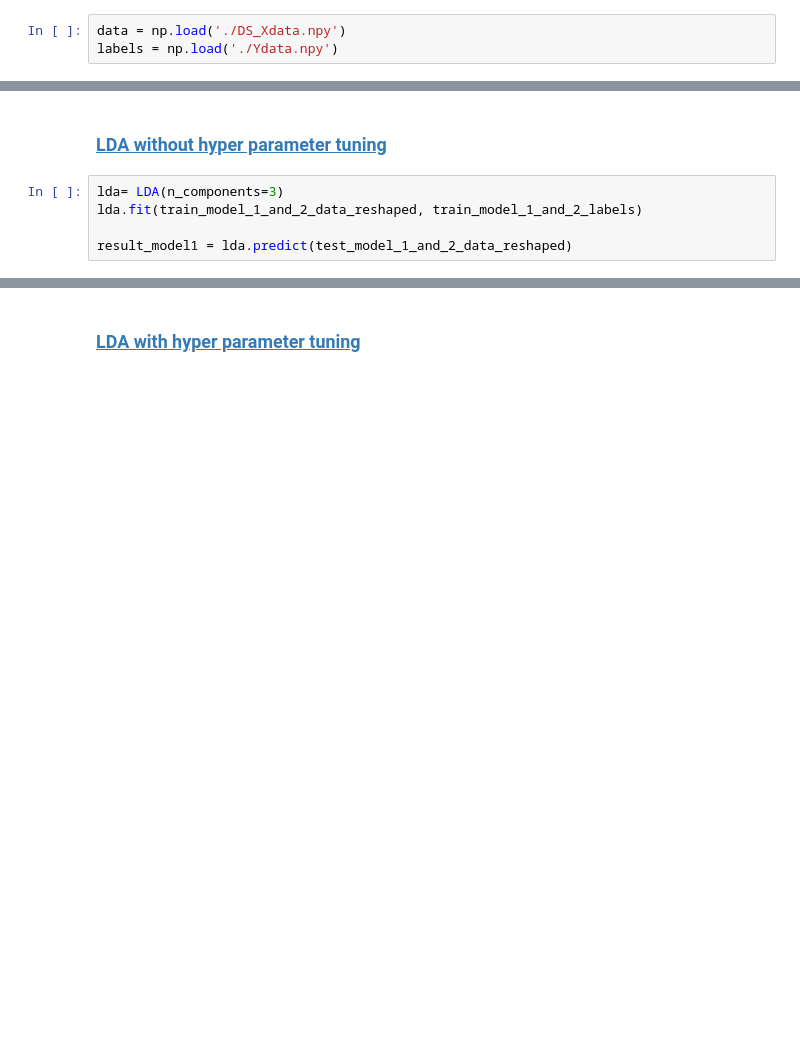
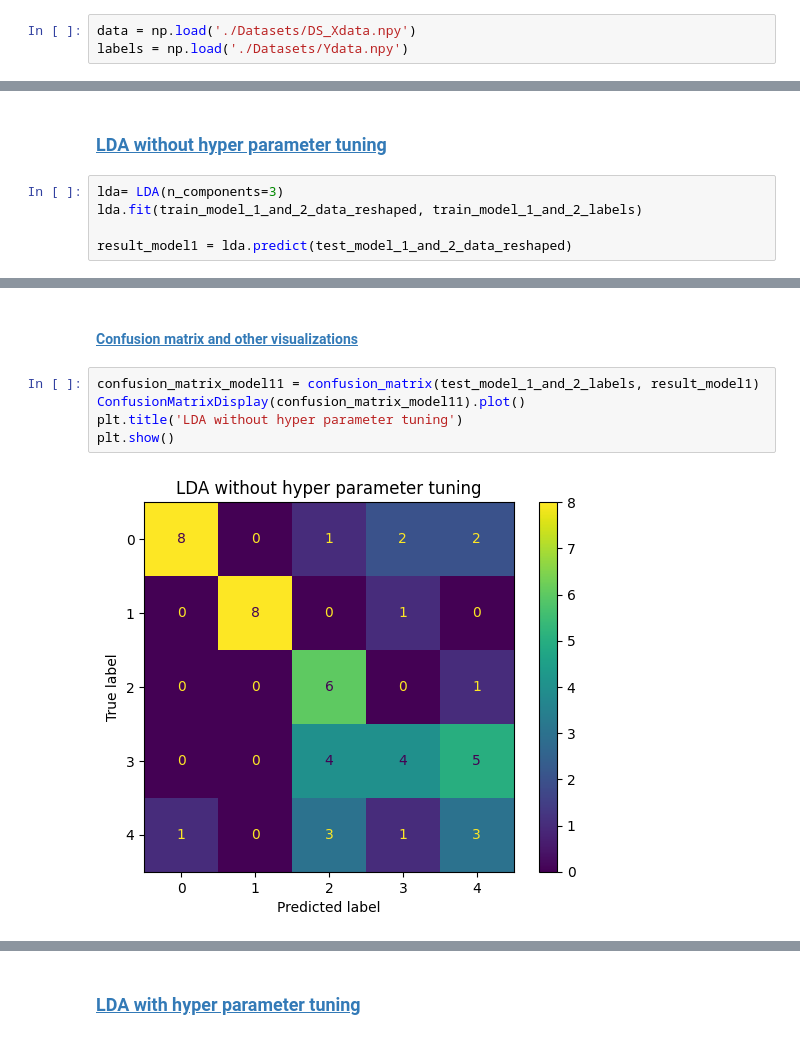
Before and after one commit to Suhaas0079/DS, a Jupyter notebook: Technicals/Python/BDML-CW5/Assignment.ipynb, the cells around one changed output, grey strips where cells are left out. Cells and saved outputs as stored; diff of their text form; blank space fills up the shorter version.

Commit message:
confusion matrix

```diff
--- a/Technicals/Python/BDML-CW5/Assignment.ipynb
+++ b/Technicals/Python/BDML-CW5/Assignment.ipynb
@@ -53,8 +76,8 @@ from tensorflow.keras.preprocessing.image import ImageDataGenerator # type: igno
 # %% [markdown]
 # <a id='toc2_'></a>[Load Data set](#toc0_)
 # %%
-data = np.load('./DS_Xdata.npy')
-labels = np.load('./Ydata.npy')
+data = np.load('./Datasets/DS_Xdata.npy')
+labels = np.load('./Datasets/Ydata.npy')
 # %% [markdown]
 # <a id='toc3_'></a>[Understanding Data](#toc0_)
 # %%
@@ -143,3 +186,12 @@ print(f"LDA Accuracy: {lda.score(test_model_1_and_2_data_reshaped, test_model_1_
+# %% [markdown]
+#### <a id='toc5_3_1_1_'></a>[Confusion matrix and other visualizations](#toc0_)
+# %%
+confusion_matrix_model11 = confusion_matrix(test_model_1_and_2_labels, result_model1)
+ConfusionMatrixDisplay(confusion_matrix_model11).plot()
+plt.title('LDA without hyper parameter tuning')
+plt.show()
+# %% [output]
+[figure, added]
 # %%
 plt.ion()
 
```
Also changed, not shown: parts of 85 cells of this notebook.
